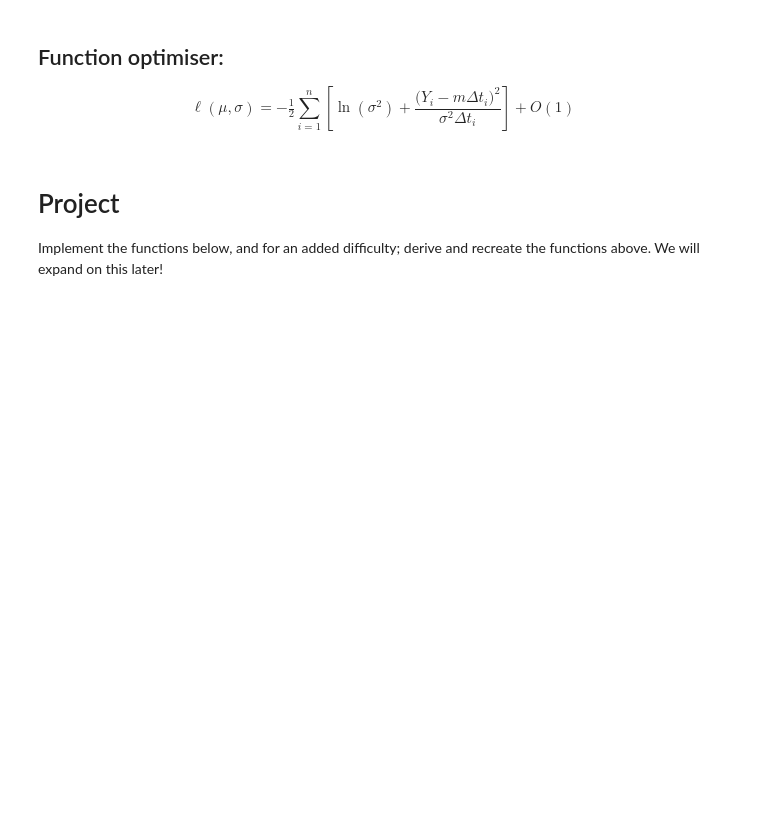
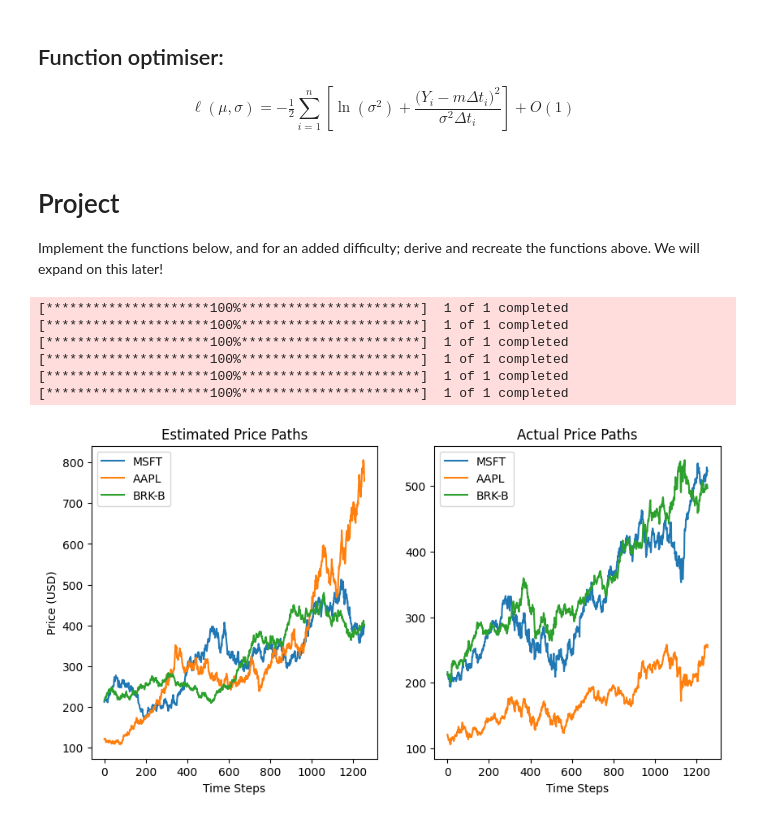
Before and after one commit to adamfowliee/EUITS, a Jupyter notebook: Workshop2/Parameter Optimisation.ipynb, the cells around one changed output. Drawn from its saved outputs; the diff is of its cells as text; code cells hidden in the pictures; blank space fills up the shorter version.

```diff
--- a/Workshop2/Parameter Optimisation.ipynb
+++ b/Workshop2/Parameter Optimisation.ipynb
@@ -176,3 +243,37 @@ def simulate_equity_matrix(tickers: list[str]):
 
 def retrieve_equity_matrix(tickers: list[str]):
     ...
+# %%
+START_DATE = '2020-10-10'
+END_DATE = '2025-10-10'
+tickers = ['MSFT', 'AAPL', 'BRK-B']
+
+estimated_path = simulate_equity_matrix(tickers)
+
+fig, (ax1, ax2) = plt.subplots(1,2)
+fig.set_figheight(5)
+fig.set_figwidth(10)
+
+for i, ticker in enumerate(tickers):
+
+    ax1.plot(estimated_path[i], label=ticker)
+    price_path = yf.download(ticker, start=START_DATE, end=END_DATE)['Close'].to_numpy().T[0]
+    ax2.plot(price_path, label=ticker)
+
+ax1.set_title("Estimated Price Paths")
+ax1.legend()
+ax1.set_xlabel("Time Steps")
+ax1.set_ylabel("Price (USD)")
+
+ax2.set_title("Actual Price Paths")
+ax2.legend()
+ax2.set_xlabel("Time Steps")
+plt.show()
+# %% [output]
+[*********************100%***********************]  1 of 1 completed
+[*********************100%***********************]  1 of 1 completed
+[*********************100%***********************]  1 of 1 completed
+[*********************100%***********************]  1 of 1 completed
+[*********************100%***********************]  1 of 1 completed
+[*********************100%***********************]  1 of 1 completed
+[figure, added]
```
Also changed, not shown: parts of 4 cells of this notebook, 1 other file.
